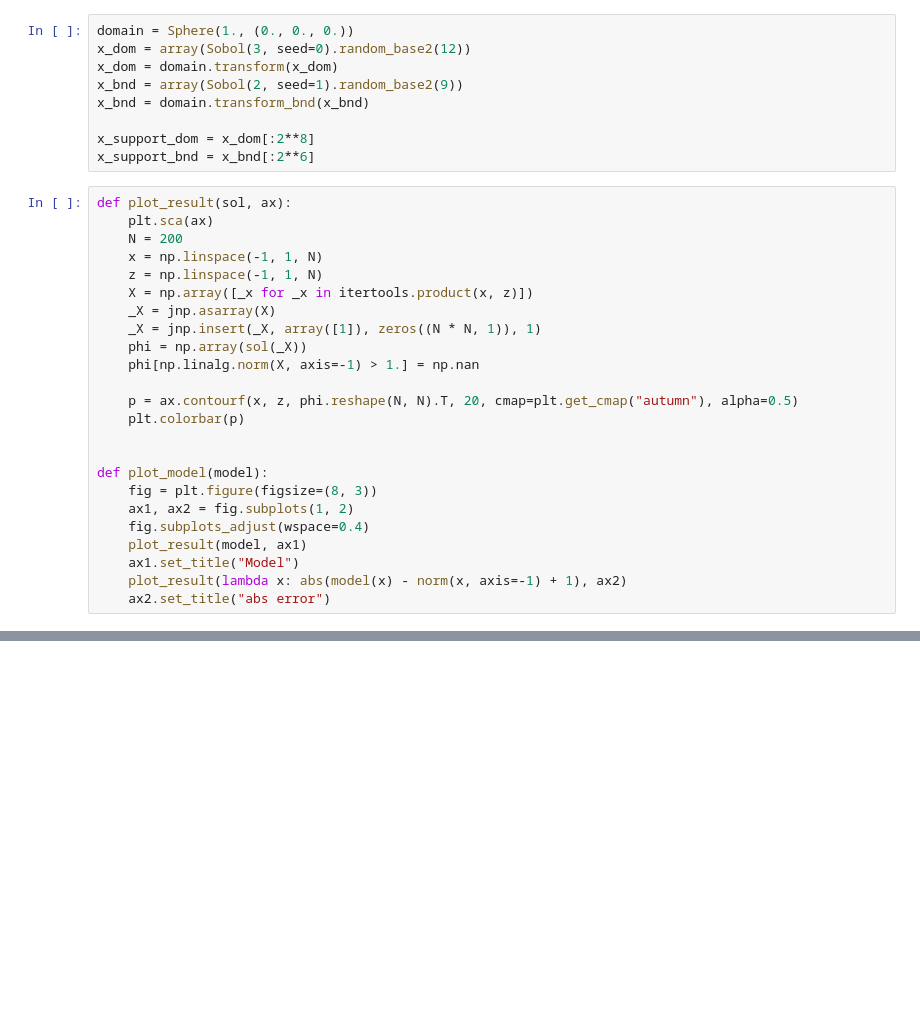
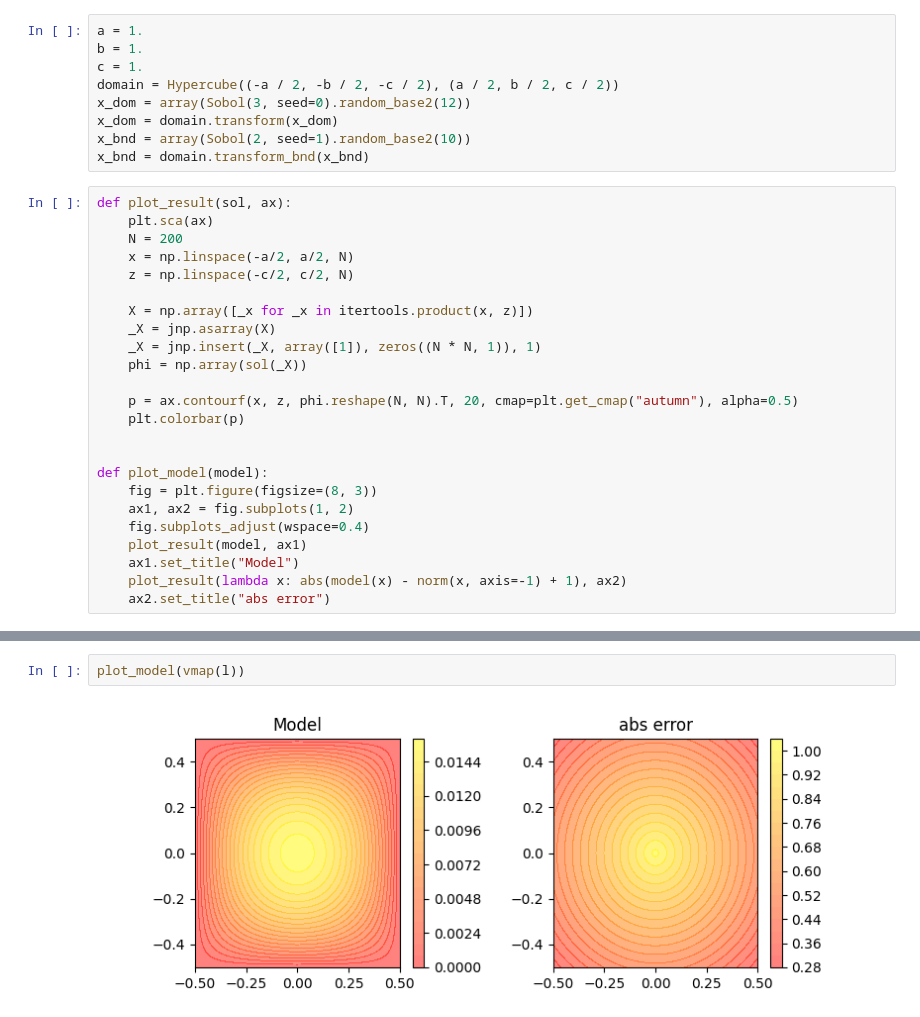
Before and after one commit to schaffer9/MagPI, a Jupyter notebook: examples/stray_field/qp/cube_flower_state.ipynb, the cells around one changed output, grey strips where cells are left out. Drawn from its saved outputs; the diff is of its cells as text; blank space fills up the shorter version.

```diff
--- a/examples/stray_field/qp/cube_flower_state.ipynb
+++ b/examples/stray_field/qp/cube_flower_state.ipynb
@@ -18,25 +20,25 @@ import matplotlib.pyplot as plt
 from jax.config import config
 config.update("jax_enable_x64", True)
 # %%
-domain = Sphere(1., (0., 0., 0.))
+a = 1.
+b = 1.
+c = 1.
+domain = Hypercube((-a / 2, -b / 2, -c / 2), (a / 2, b / 2, c / 2))
 x_dom = array(Sobol(3, seed=0).random_base2(12))
 x_dom = domain.transform(x_dom)
-x_bnd = array(Sobol(2, seed=1).random_base2(9))
+x_bnd = array(Sobol(2, seed=1).random_base2(10))
 x_bnd = domain.transform_bnd(x_bnd)
-
-x_support_dom = x_dom[:2**8]
-x_support_bnd = x_bnd[:2**6]
 # %%
 def plot_result(sol, ax):
     plt.sca(ax)
     N = 200
-    x = np.linspace(-1, 1, N)
-    z = np.linspace(-1, 1, N)
+    x = np.linspace(-a/2, a/2, N)
+    z = np.linspace(-c/2, c/2, N)
+
     X = np.array([_x for _x in itertools.product(x, z)])
     _X = jnp.asarray(X)
     _X = jnp.insert(_X, array([1]), zeros((N * N, 1)), 1)
     phi = np.array(sol(_X))
-    phi[np.linalg.norm(X, axis=-1) > 1.] = np.nan
 
     p = ax.contourf(x, z, phi.reshape(N, N).T, 20, cmap=plt.get_cmap("autumn"), alpha=0.5)
     plt.colorbar(p)
@@ -84,0 +165,4 @@ def phi2_solution(x, x_bnd):
+# %%
+plot_model(vmap(l))
+# %% [output]
+[figure, added]
```
Also changed, not shown: parts of 13 cells of this notebook, 11 other files.
